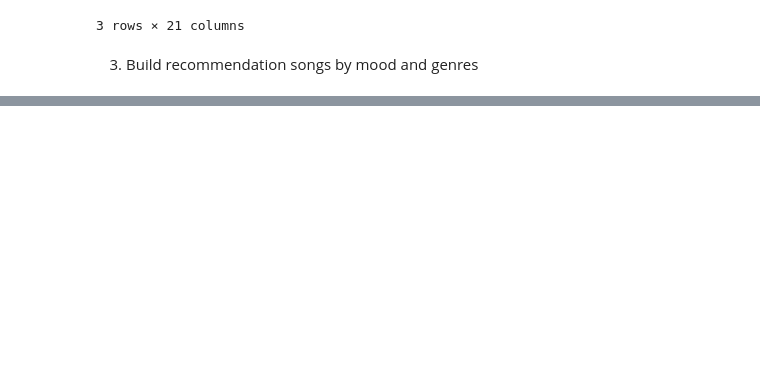
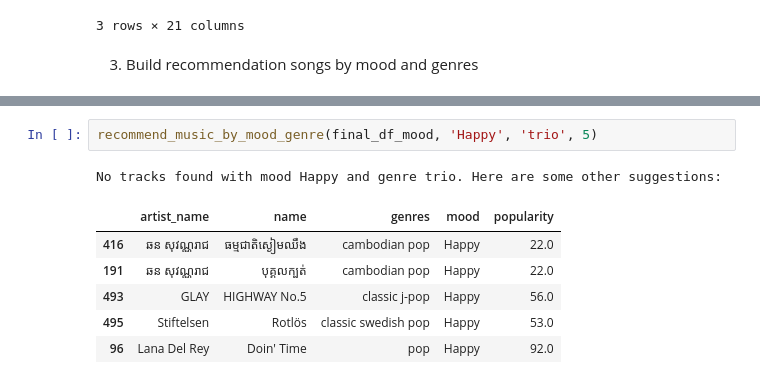
Before and after one commit to Swuzz123/Music-Recommendation, a Jupyter notebook: test.ipynb, the cells around one changed output, grey strips where cells are left out. Drawn from its saved outputs; the diff is of its cells as text; blank space fills up the shorter version.

```diff
--- a/test.ipynb
+++ b/test.ipynb
@@ -446,0 +472,10 @@ Recommend songs by mood:
+# %%
+recommend_music_by_mood_genre(final_df_mood, 'Happy', 'trio', 5)
+# %% [output]
+No tracks found with mood Happy and genre trio. Here are some other suggestions:
+|  | artist_name | name | genres | mood | popularity |
+| 416 | ឆន សុវណ្ណរាជ | ធម្មជាតិស្ងៀមឈឹង | cambodian pop | Happy | 22.0 |
+| 191 | ឆន សុវណ្ណរាជ | បុគ្គលក្បត់ | cambodian pop | Happy | 22.0 |
+| 493 | GLAY | HIGHWAY No.5 | classic j-pop | Happy | 56.0 |
+| 495 | Stiftelsen | Rotlös | classic swedish pop | Happy | 53.0 |
+| 96 | Lana Del Rey | Doin' Time | pop | Happy | 92.0 |
```
Also changed, not shown: parts of 6 cells of this notebook.
